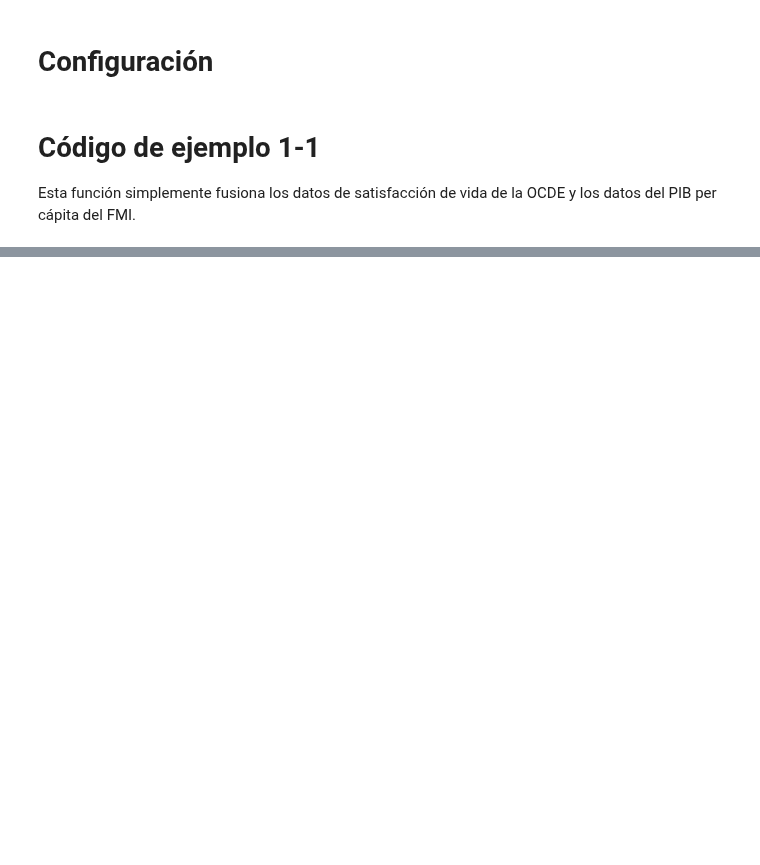
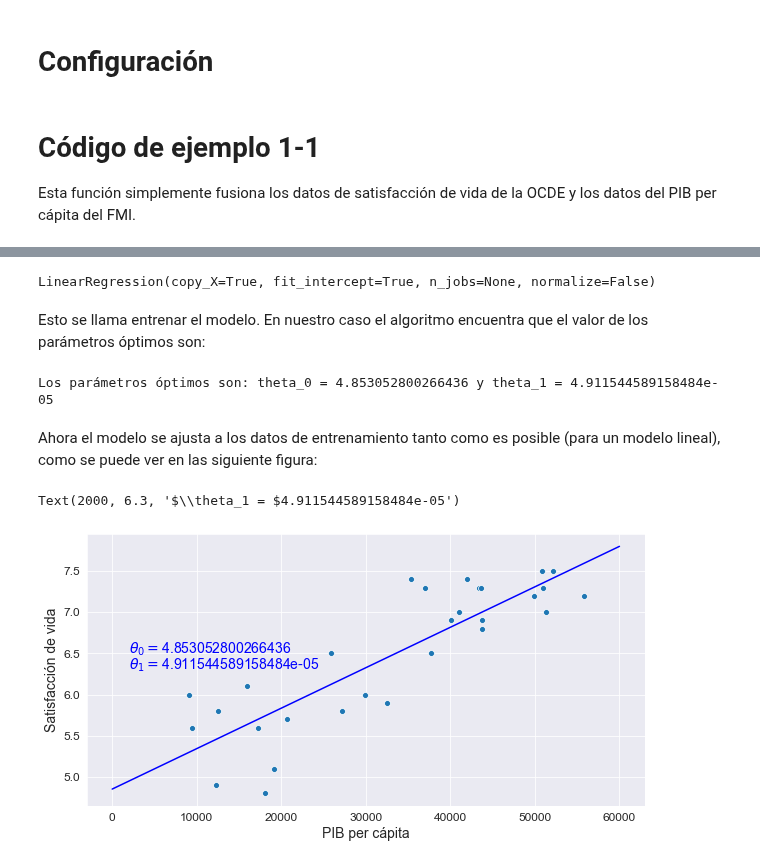
Before and after one commit to SgtSteiner/DataScience, a Jupyter notebook: handson-ml/01_ML_panoramica.ipynb, the cells around one changed output, grey strips where cells are left out. Drawn from its saved outputs; the diff is of its cells as text; code cells hidden in the pictures; blank space fills up the shorter version.

```diff
--- a/handson-ml/01_ML_panoramica.ipynb
+++ b/handson-ml/01_ML_panoramica.ipynb
@@ -80,0 +100,33 @@ print(model.predict(X_new)) # salida [[ 5.96242338]]
+# %%
+# Selecciona un modelo lineal
+model = sklearn.linear_model.LinearRegression()
+
+# Entrena el modelo
+model.fit(X, y)
+# %% [output]
+LinearRegression(copy_X=True, fit_intercept=True, n_jobs=None, normalize=False)
+# %% [markdown]
+Esto se llama entrenar el modelo. En nuestro caso el algoritmo encuentra que el valor de los parámetros óptimos son:
+# %%
+theta_0 = model.intercept_[0]
+theta_1 = model.coef_[0][0]
+
+print(f"Los parámetros óptimos son: theta_0 = {theta_0} y theta_1 = {theta_1}")
+# %% [output]
+Los parámetros óptimos son: theta_0 = 4.853052800266436 y theta_1 = 4.911544589158484e-05
+# %% [markdown]
+Ahora el modelo se ajusta a los datos de entrenamiento tanto como es posible (para un modelo lineal), como se puede ver en las siguiente figura:
+# %%
+sns.set_style("darkgrid")
+figure, axs = plt.subplots(figsize=(10,5))
+ax = sns.scatterplot(x="GDP per capita", y="Life satisfaction", data=country_stats)
+plt.xlabel("PIB per cápita")
+plt.ylabel("Satisfacción de vida")
+
+# Dibujamos la línea de regresión que calcula nuestro modelo
+plt.plot(X, theta_0 + theta_1 * X, "b" )
+plt.text(2000, 6.5, r"$\theta_0 = $" + f"{theta_0}", fontsize=14, color="b")
+plt.text(2000, 6.3, r"$\theta_1 = $" + f"{theta_1}", fontsize=14, color="b")
+# %% [output]
+Text(2000, 6.3, '$\\theta_1 = $4.911544589158484e-05')
+[figure, added]
```
Also changed, not shown: parts of 9 cells of this notebook, 2 other files.
